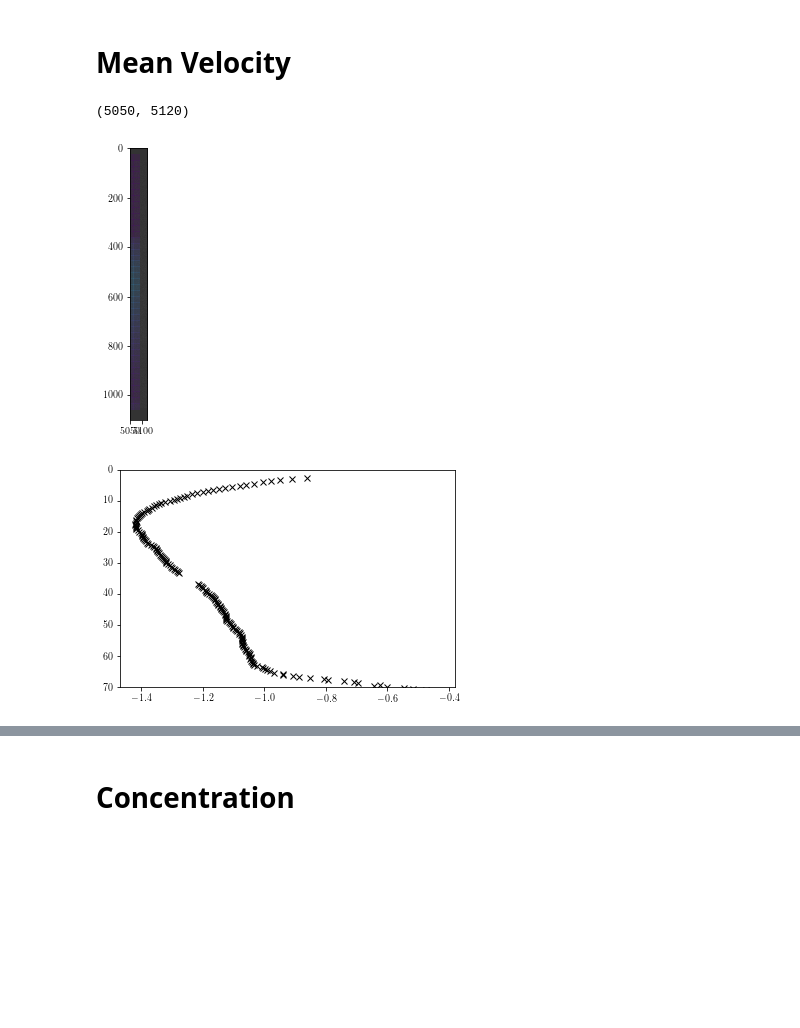
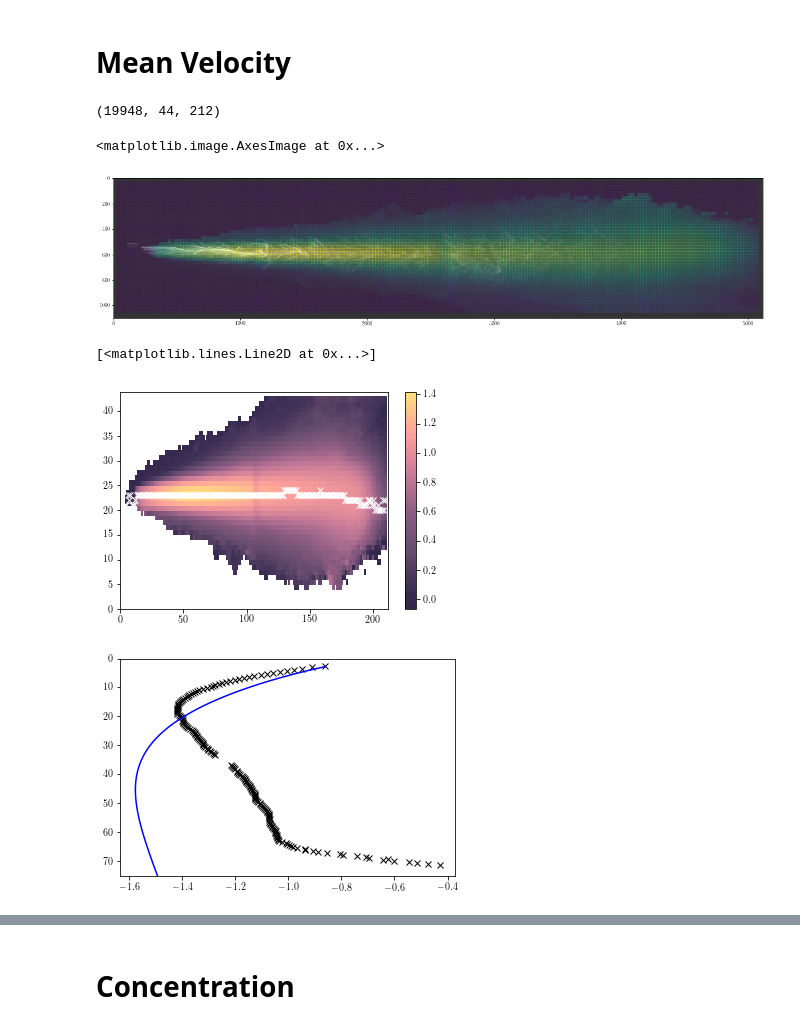
Before and after one commit to ajpetersen25/PLPlumes, a Jupyter notebook: Code/whole_plume_profiles.ipynb, the cells around one changed output, grey strips where cells are left out. Saved outputs shown, nothing was run; the diff lists cells and outputs as text; code cells hidden in the pictures; blank space fills up the shorter version.

```diff
--- a/Code/whole_plume_profiles.ipynb
+++ b/Code/whole_plume_profiles.ipynb
@@ -21,17 +22,17 @@ import cmap_sunset
 from datetime import datetime
 %matplotlib inline
 # %%
-path = '/media/cluster/msi/pet00105/Coletti/Data_2019/Plumes/whole_plume/plume_30um_dn32_D019/pano/Analysis/'
-img_file = '/media/cluster/msi/pet00105/Coletti/Data_2019/Plumes/whole_plume/plume_30um_dn32_D019/pano/Analysis/pano.img'
-W_file = '/media/cluster/msi/pet00105/Coletti/Data_2019/Plumes/whole_plume/plume_30um_dn32_D019/pano/Analysis/pano.0048.def.U.npz'
-U_file = '/media/cluster/msi/pet00105/Coletti/Data_2019/Plumes/whole_plume/plume_30um_dn32_D019/pano/Analysis/pano.0048.def.W.npz'
-instantaneous_mask_file = '/media/cluster/msi/pet00105/Coletti/Data_2019/Plumes/whole_plume/plume_30um_dn32_D019/pano/Analysis/pano.0048.def.mask.npz'
-time_avg_mask_file= '/media/cluster/msi/pet00105/Coletti/Data_2019/Plumes/whole_plume/plume_30um_dn32_D019/pano/Analysis/pano.0048.def.mask.tave_mask.npz'
-Wave_file = '/media/cluster/msi/pet00105/Coletti/Data_2019/Plumes/whole_plume/plume_30um_dn32_D019/pano/Analysis/pano.0048.def.U.ave.npz'
-Wrms_file = '/media/cluster/msi/pet00105/Coletti/Data_2019/Plumes/whole_plume/plume_30um_dn32_D019/pano/Analysis/pano.0048.def.U.rms.npz'
+path = '/media/cluster/msi/pet00105/Coletti/Data_2019/Plumes/whole_plume/'
+img_file = path+'plume_30um_dn32_D019/pano/Analysis/pano.img'
+W_file = path+'plume_30um_dn32_D019/pano/Analysis/pano.0048.def.U.npz'
+U_file = path+'plume_30um_dn32_D019/pano/Analysis/pano.0048.def.W.npz'
+instantaneous_mask_file = path+'plume_30um_dn32_D019/pano/Analysis/pano.0048.def.mask.npz'
+time_avg_mask_file= path+'plume_30um_dn32_D019/pano/Analysis/pano.0048.def.mask.tave_mask.npz'
+Wave_file = path+'plume_30um_dn32_D019/pano/Analysis/pano.0048.def.U.ave.npz'
+Wrms_file = path+'plume_30um_dn32_D019/pano/Analysis/pano.0048.def.U.rms.npz'
 
-Uave_file = '/media/cluster/msi/pet00105/Coletti/Data_2019/Plumes/whole_plume/plume_30um_dn32_D019/pano/Analysis/pano.0048.def.U.ave.npz'
-Urms_file = '/media/cluster/msi/pet00105/Coletti/Data_2019/Plumes/whole_plume/plume_30um_dn32_D019/pano/Analysis/pano.0048.def.U.rms.npz'
+Uave_file = path+'/media/cluster/msi/pet00105/Coletti/Data_2019/Plumes/whole_plume/plume_30um_dn32_D019/pano/Analysis/pano.0048.def.U.ave.npz'
+Urms_file = path+'/media/cluster/msi/pet00105/Coletti/Data_2019/Plumes/whole_plume/plume_30um_dn32_D019/pano/Analysis/pano.0048.def.U.rms.npz'
 
 deltat = 1/500 #s
 cal = 3581 #pix/m
@@ -49,15 +119,19 @@ W_mean = apply_mask.apply_mask(Wave_file,time_avg_mask_file)
 x = np.arange(0+dx, img.ix-dx,dx)
 y = np.arange(0+dx,img.iy-dx,dx)
 X,Y = np.meshgrid(x,y)
+# %%
+W_inst.shape
+# %% [output]
+(19948, 44, 212)
 # %%
 f,ax = plt.subplots(figsize=(5*img.ix/img.iy,5*1))
 ax.pcolormesh(X,Y,W_mean.data,alpha=0.3)
 ax.imshow(img.read_frame2d(1000),alpha=0.8,cmap=cm.gray)
-ax.set_xlim(5050,img.read_frame2d(1000).shape[1])
+#ax.set_xlim(0,311)
 #ax.set_ylim(1050,1100)
 # %% [output]
-(5050, 5120)
+<matplotlib.image.AxesImage at 0x...>
-[figure, old version]
+[figure, new version]
 # %%
 x = np.arange(0+dx, img.ix-dx,dx)
 y = np.arange(0+dx,img.iy-dx,dx)
@@ -66,6 +140,9 @@ plt.pcolormesh(W_mean/cal/deltat,cmap='sunset')
 plt.colorbar()
 plt.plot(((centerline[0])),(centerline[1]),'wx')
 #plt.xlim(60,120)
+# %% [output]
+[<matplotlib.lines.Line2D at 0x...>]
+[figure, added]
 # %%
 mask_zlocs = [0,1,2,3,4,5,6,7,8,9,10,11,12,13,14,103,104,105,106,107,108,109,110,111]
 additional_mask = np.load(time_avg_mask_file)['arr_0']
@@ -90,5 +167,6 @@ centerline = np.load(path+'figures/centerline_xz_pos.npz')['arr_0']
 # %%
 plt.plot(-W_centerline,((centerline[0]*dx+dx+0.5)-outlet_z_pix)/cal/D_0,'kx')
-plt.ylim(70,0);
+plt.plot(-wp[:-1],s/cal/D_0,'b-')
+plt.ylim(75,0);
 # %% [output]
-[figure, old version]
+[figure, new version]
```
Also changed, not shown: parts of 21 cells of this notebook.
